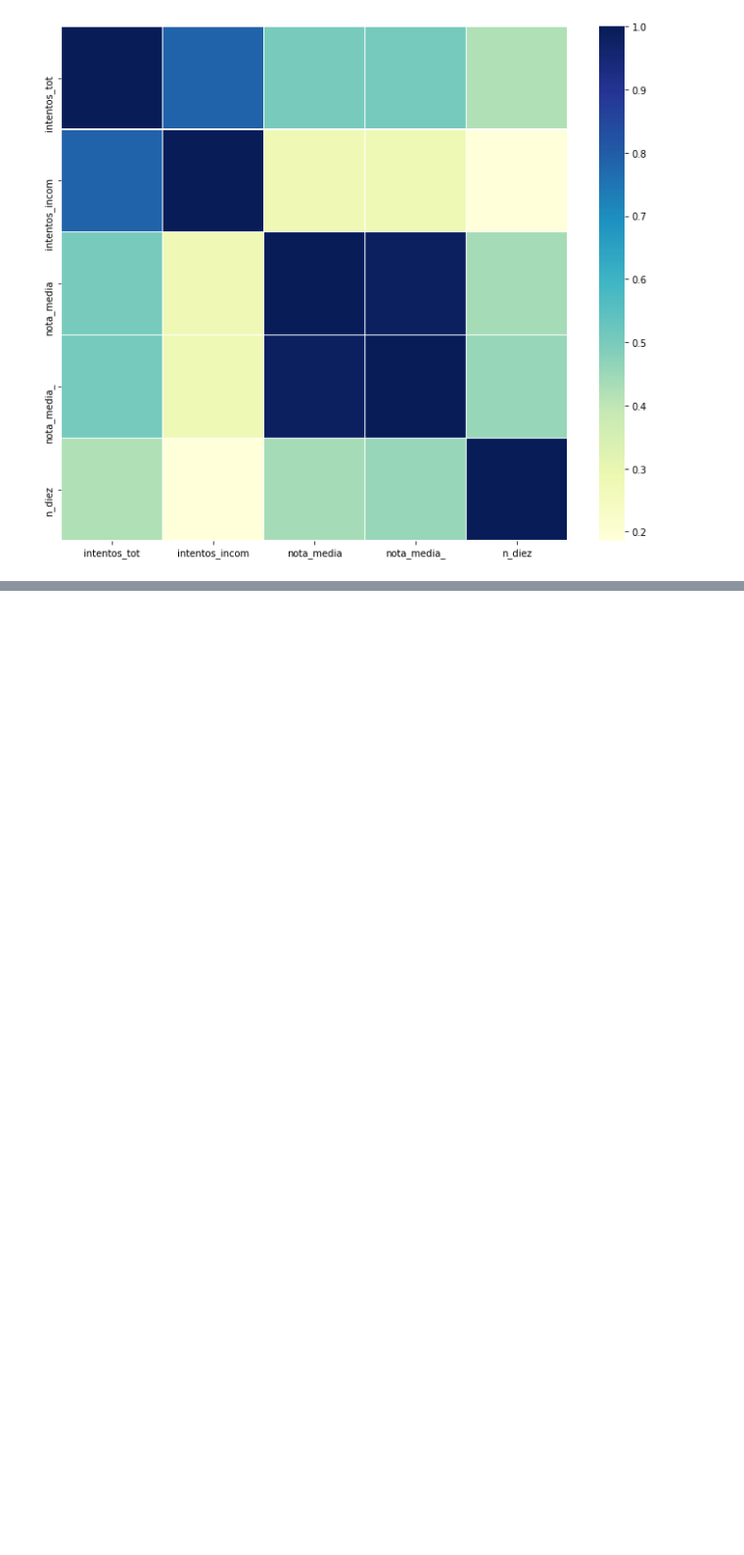
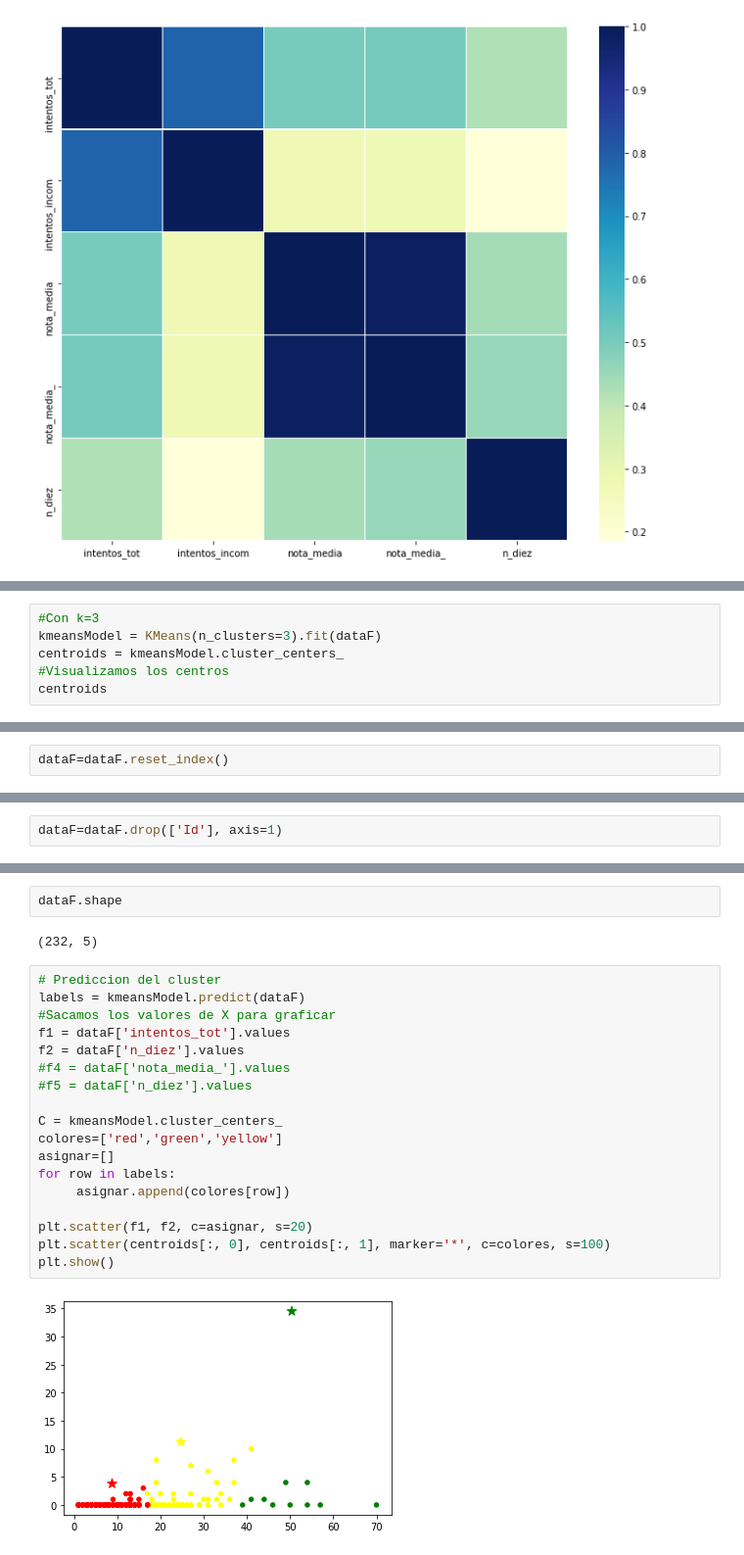
Before and after one commit to Liss-maritza/Rendimiento-academico-Machine-Learning, a Jupyter notebook: limpieza_datos/limpieza_analisisDatosTFM.ipynb, the cells around one changed output, grey strips where cells are left out. Shown: that part at 98% size. Drawn from its saved outputs; the diff is of its cells as text; blank space fills up the shorter version.

```diff
--- a/limpieza_datos/limpieza_analisisDatosTFM.ipynb
+++ b/limpieza_datos/limpieza_analisisDatosTFM.ipynb
@@ -452,0 +546,6 @@ De igual manera, existe una correlación aunque con menor intensidad entre las v
+# %%
+#Con k=3
+kmeansModel = KMeans(n_clusters=3).fit(dataF)
+centroids = kmeansModel.cluster_centers_
+#Visualizamos los centros
+centroids
@@ -452,0 +561,2 @@ De igual manera, existe una correlación aunque con menor intensidad entre las v
+# %%
+dataF=dataF.reset_index()
@@ -452,0 +579,2 @@ De igual manera, existe una correlación aunque con menor intensidad entre las v
+# %%
+dataF=dataF.drop(['Id'], axis=1)
@@ -452,0 +597,24 @@ De igual manera, existe una correlación aunque con menor intensidad entre las v
+# %%
+dataF.shape
+# %% [output]
+(232, 5)
+# %%
+# Prediccion del cluster
+labels = kmeansModel.predict(dataF)
+#Sacamos los valores de X para graficar
+f1 = dataF['intentos_tot'].values
+f2 = dataF['n_diez'].values
+#f4 = dataF['nota_media_'].values
+#f5 = dataF['n_diez'].values
+
+C = kmeansModel.cluster_centers_
+colores=['red','green','yellow']
+asignar=[]
+for row in labels:
+     asignar.append(colores[row])
+
+plt.scatter(f1, f2, c=asignar, s=20)
+plt.scatter(centroids[:, 0], centroids[:, 1], marker='*', c=colores, s=100)
+plt.show()
+# %% [output]
+[figure, added]
```
Also changed, not shown: parts of 19 cells of this notebook.
